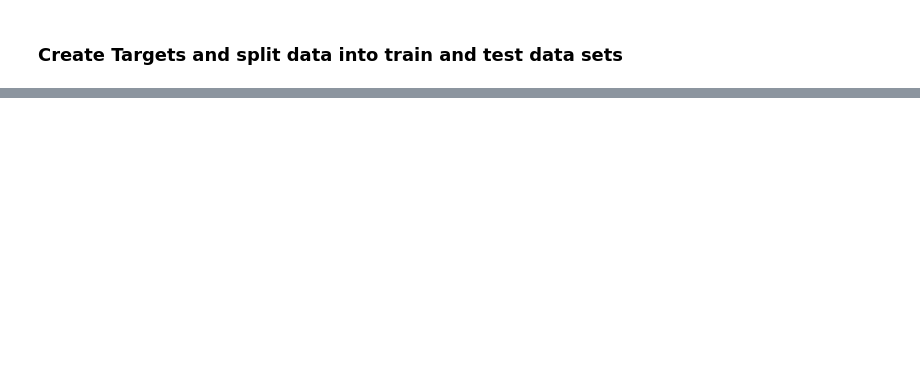
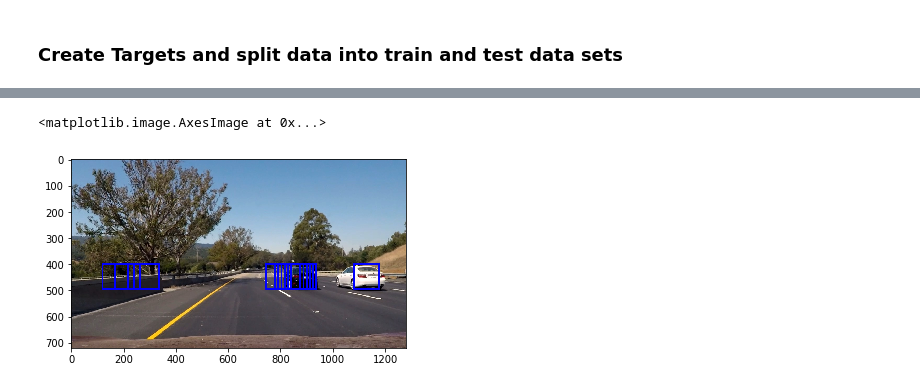
Before and after one commit to ajonnavittula/CarND-Vehicle-Detection, a Jupyter notebook: vehicle_detection.ipynb, the cells around one changed output, grey strips where cells are left out. Drawn from its saved outputs; the diff is of its cells as text; code cells hidden in the pictures; blank space fills up the shorter version.

```diff
--- a/vehicle_detection.ipynb
+++ b/vehicle_detection.ipynb
@@ -205,0 +355,11 @@ print('Feature vector length:', len(X_train[0]))
+# %%
+ystart = 400
+ystop = 500
+scale = 1.5
+out_img, boxes = find_cars(img, ystart, ystop, scale, svc, X_scaler, orient,
+                           pix_per_cell, cell_per_block, spatial_size, hist_bins, spatial_feat, hist_feat, boxes)
+
+plt.imshow(out_img)
+# %% [output]
+<matplotlib.image.AxesImage at 0x...>
+[figure, added]
```
Also changed, not shown: parts of 19 cells of this notebook.
